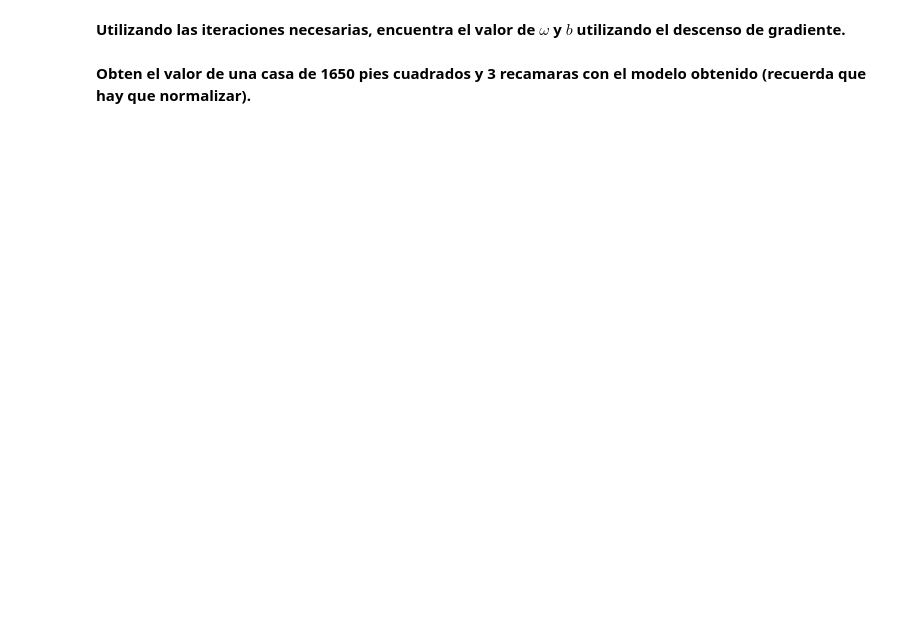
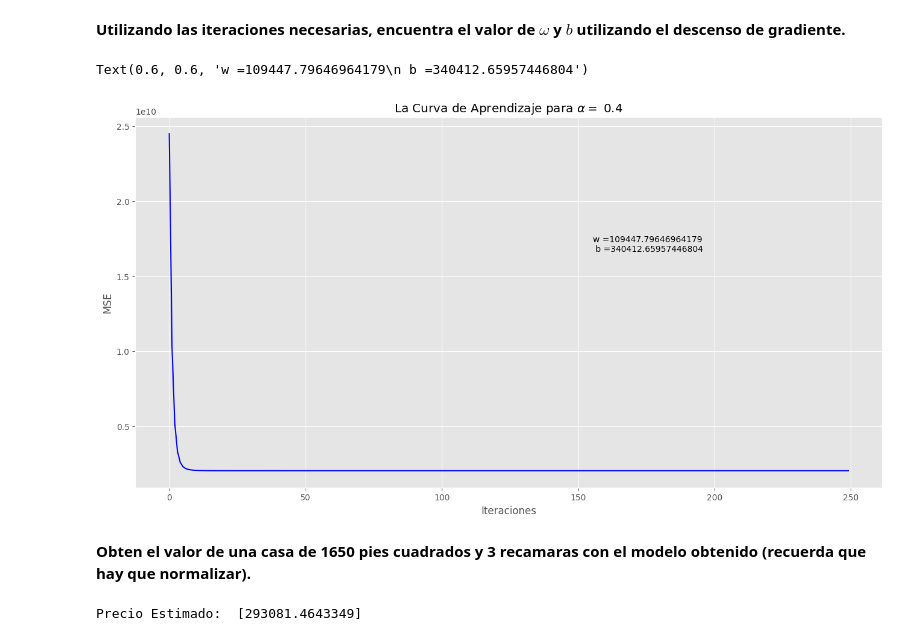
Before and after one commit to Alejandro-Barreras/2-Aprendizaje-2026-barreras, a Jupyter notebook: reg_lineal.ipynb, the cells around one changed output. Drawn from its saved outputs; the diff is of its cells as text; code cells hidden in the pictures; blank space fills up the shorter version.

```diff
--- a/reg_lineal.ipynb
+++ b/reg_lineal.ipynb
@@ -347,16 +373,19 @@ plt.ylabel('MSE')
 # %% [markdown]
 **Utilizando las iteraciones necesarias, encuentra el valor de $\omega$ y $b$ utilizando el descenso de gradiente.**
 # %%
-num_iters = None
+num_iters = 250
 
-alpha = None
+alpha = 0.4
 
 w, b, mse_hist = descenso_gradiente_lotes(x_norm, y, w_ini, b_ini, alpha, num_iters)
 
 plt.title(r"La Curva de Aprendizaje para $\alpha =$ " + str(alpha))
 plt.plot(mse_hist, '-b')
 plt.xlabel('Iteraciones')
 plt.ylabel('MSE')
 plt.figtext(x = 0.6, y = 0.6, s = "w ={}\n b ={}".format(w[0], b))
+# %% [output]
+Text(0.6, 0.6, 'w =109447.79646964179\n b =340412.65957446804')
+[figure, added]
 # %% [markdown]
 **Obten el valor de una casa de 1650 pies cuadrados y 3 recamaras con el modelo obtenido (recuerda que hay que normalizar).**
@@ -370,0 +392,11 @@ print("Precio Estimado: ", y_est)
+# %%
+# Escribe aquí el código
+# Obten el valor de una casa de 1650 pies cuadrados y 3 recamaras con el modelo obtenido (recuerda que hay que normalizar).
+x = np.array([[1650, 3]])
+x_norm = normaliza(x, medias, desviaciones)
+
+y_est = (x_norm @ w) + b
+
+print("Precio Estimado: ", y_est)
+# %% [output]
+Precio Estimado:  [293081.4643349]
```
Also changed, not shown: parts of 9 cells of this notebook.
